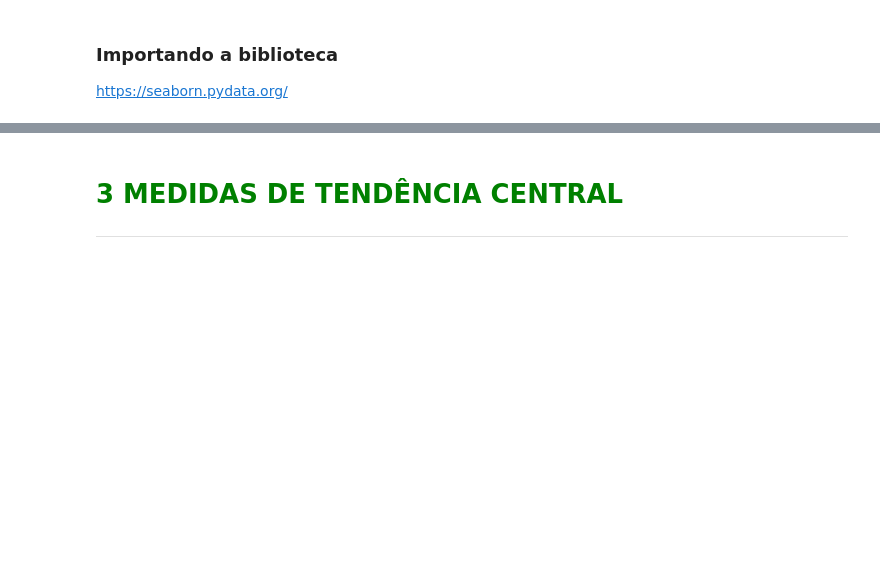
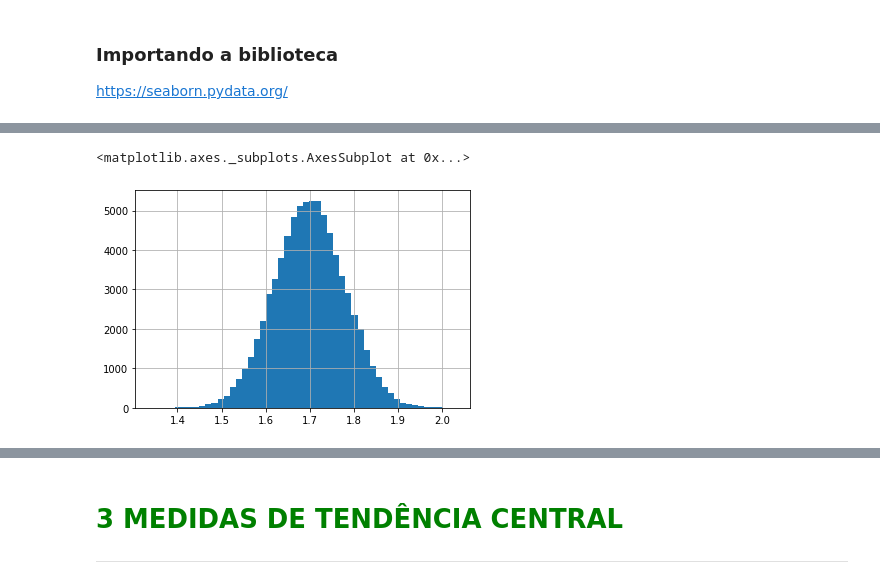
Before and after one commit to ykhost/curso_de_estatistica, a Jupyter notebook: Curso_de_Estatística_Parte_1.ipynb, the cells around one changed output, grey strips where cells are left out. Drawn from its saved outputs; the diff is of its cells as text; code cells hidden in the pictures; blank space fills up the shorter version.

```diff
--- a/Curso_de_Estatística_Parte_1.ipynb
+++ b/Curso_de_Estatística_Parte_1.ipynb
@@ -483,0 +499,5 @@ https://seaborn.pydata.org/
+# %%
+df.Altura.hist(bins = 50)
+# %% [output]
+<matplotlib.axes._subplots.AxesSubplot at 0x...>
+[figure, added]
```
Also changed, not shown: parts of 6 cells of this notebook.
